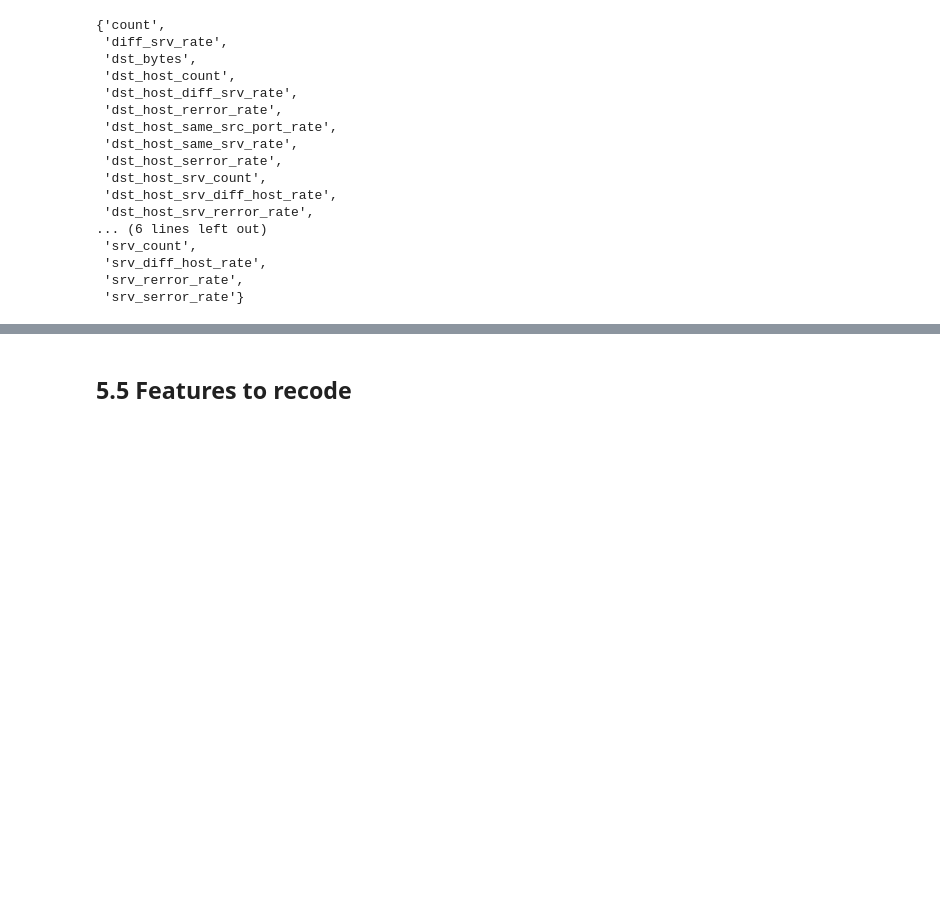
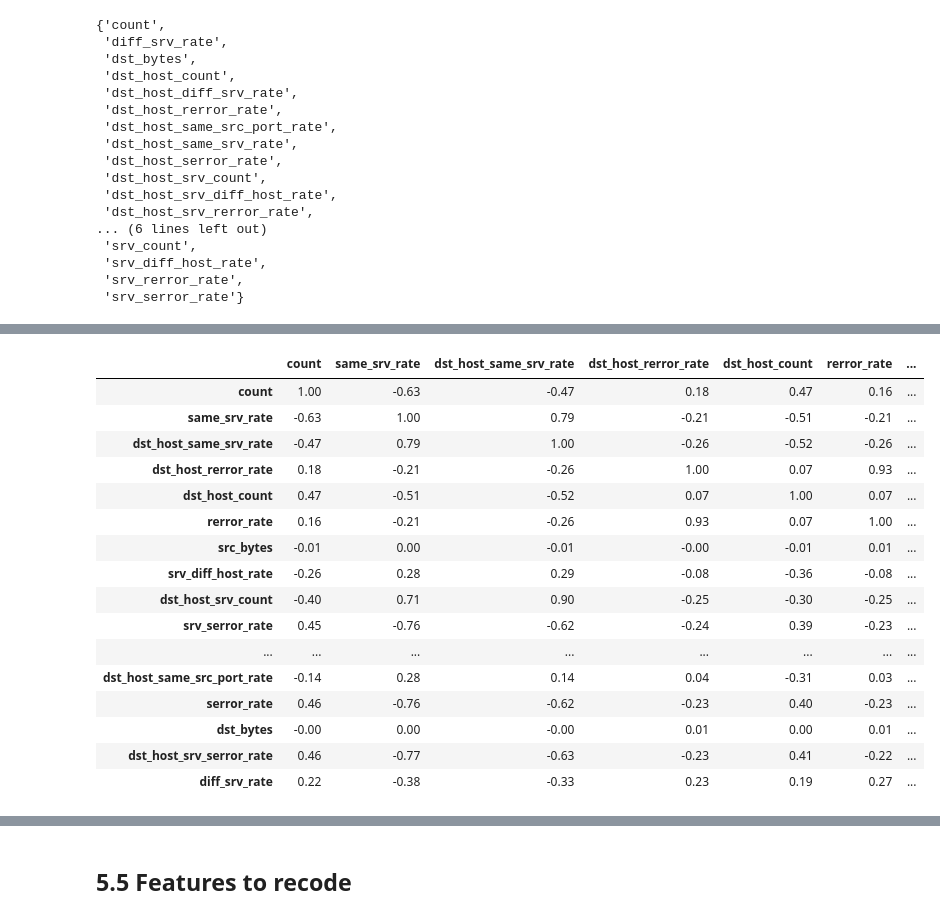
Before and after one commit to A-Lachs/cs-intrusion-detection-system, a Jupyter notebook: eda/eda.ipynb, the cells around one changed output, grey strips where cells are left out. Cells and saved outputs as stored; diff of their text form; code cells hidden in the pictures; blank space fills up the shorter version.

```diff
--- a/eda/eda.ipynb
+++ b/eda/eda.ipynb
@@ -1164 +1229,23 @@ for feature in list_num_feat:
+# %%
+# Compute correlations
+correlations = subdf_num.corr()
+correlations
+# %% [output]
+|  | count | same_srv_rate | dst_host_same_srv_rate | dst_host_rerror_rate | dst_host_count | rerror_rate | ... |
+| count | 1.00 | -0.63 | -0.47 | 0.18 | 0.47 | 0.16 | ... |
+| same_srv_rate | -0.63 | 1.00 | 0.79 | -0.21 | -0.51 | -0.21 | ... |
+| dst_host_same_srv_rate | -0.47 | 0.79 | 1.00 | -0.26 | -0.52 | -0.26 | ... |
+| dst_host_rerror_rate | 0.18 | -0.21 | -0.26 | 1.00 | 0.07 | 0.93 | ... |
+| dst_host_count | 0.47 | -0.51 | -0.52 | 0.07 | 1.00 | 0.07 | ... |
+| rerror_rate | 0.16 | -0.21 | -0.26 | 0.93 | 0.07 | 1.00 | ... |
+| src_bytes | -0.01 | 0.00 | -0.01 | -0.00 | -0.01 | 0.01 | ... |
+| srv_diff_host_rate | -0.26 | 0.28 | 0.29 | -0.08 | -0.36 | -0.08 | ... |
+| dst_host_srv_count | -0.40 | 0.71 | 0.90 | -0.25 | -0.30 | -0.25 | ... |
+| srv_serror_rate | 0.45 | -0.76 | -0.62 | -0.24 | 0.39 | -0.23 | ... |
+| ... | ... | ... | ... | ... | ... | ... | ... |
+| dst_host_same_src_port_rate | -0.14 | 0.28 | 0.14 | 0.04 | -0.31 | 0.03 | ... |
+| serror_rate | 0.46 | -0.76 | -0.62 | -0.23 | 0.40 | -0.23 | ... |
+| dst_bytes | -0.00 | 0.00 | -0.00 | 0.01 | 0.00 | 0.01 | ... |
+| dst_host_srv_serror_rate | 0.46 | -0.77 | -0.63 | -0.23 | 0.41 | -0.22 | ... |
+| diff_srv_rate | 0.22 | -0.38 | -0.33 | 0.23 | 0.19 | 0.27 | ... |
 # %%
```
Also changed, not shown: parts of 12 cells of this notebook.
